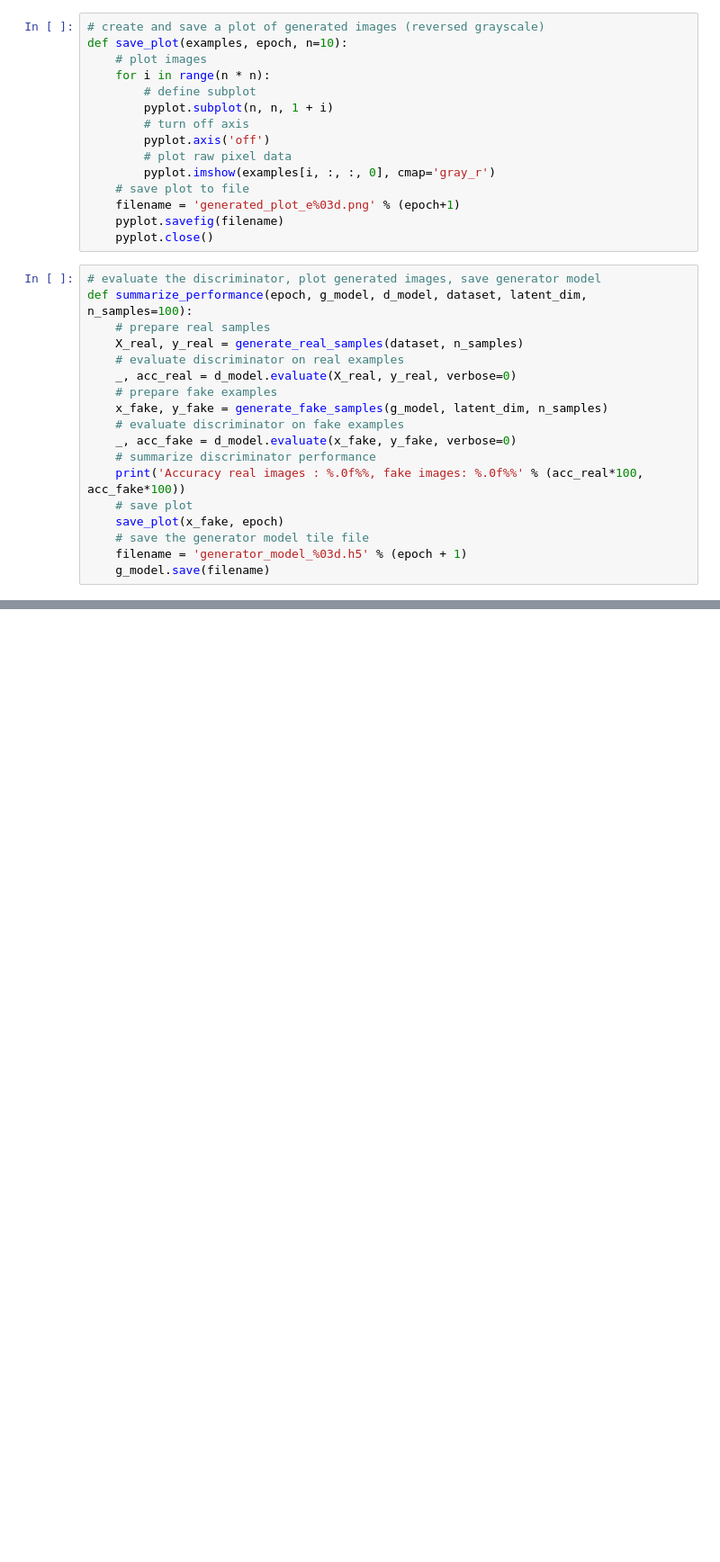
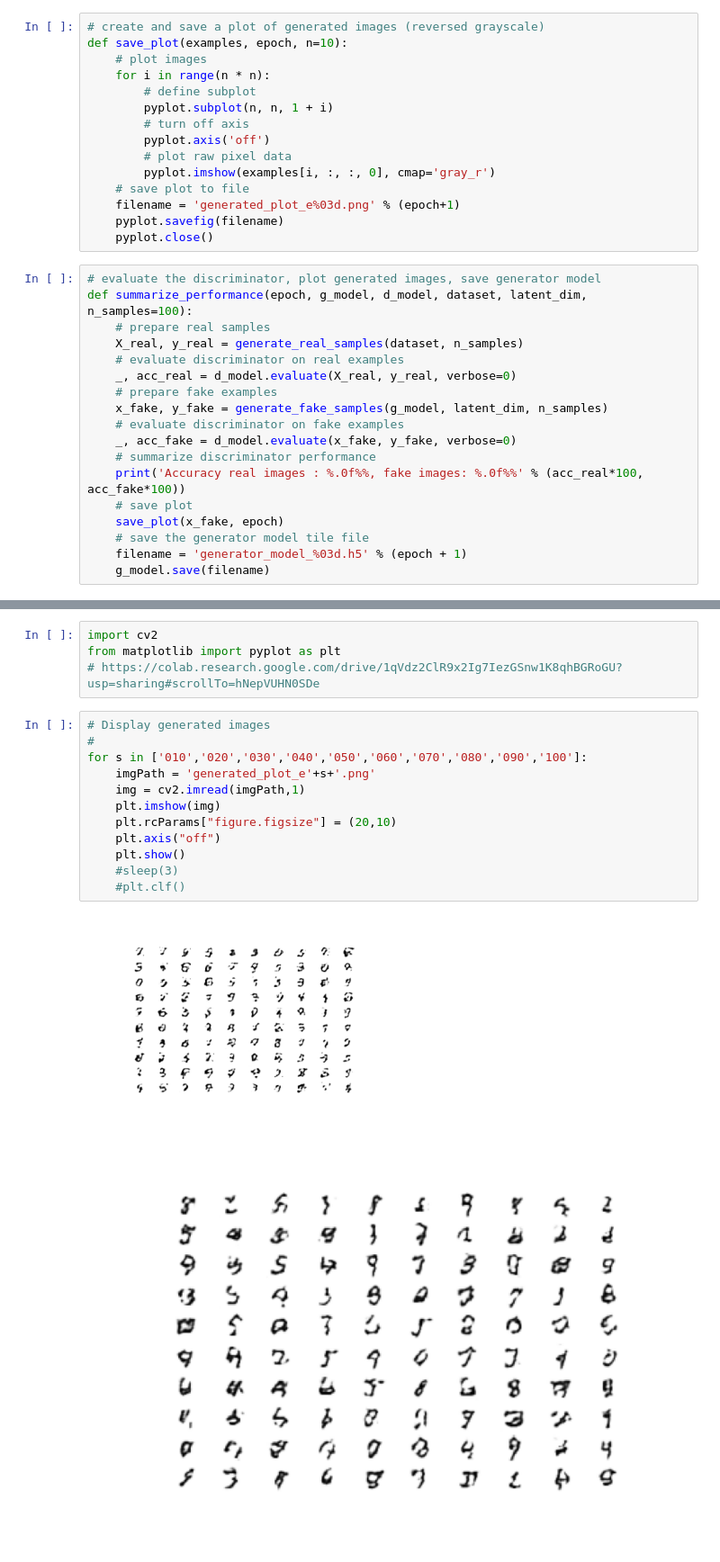
Before and after one commit to Praxis-QR/DeepLearning, a Jupyter notebook: AI_DL_Chapter_8_GAN.ipynb, the cells around one changed output, grey strips where cells are left out. Shown at 90% size. Cells and saved outputs as stored; diff of their text form; blank space fills up the shorter version.

```diff
--- a/AI_DL_Chapter_8_GAN.ipynb
+++ b/AI_DL_Chapter_8_GAN.ipynb
@@ -215,0 +279,19 @@ Wall time: 3min 11s
+# %%
+import cv2
+from matplotlib import pyplot as plt
+# https://colab.research.google.com/drive/1qVdz2ClR9x2Ig7IezGSnw1K8qhBGRoGU?usp=sharing#scrollTo=hNepVUHN0SDe
+# %%
+# Display generated images
+#
+for s in ['010','020','030','040','050','060','070','080','090','100']:
+    imgPath = 'generated_plot_e'+s+'.png'
+    img = cv2.imread(imgPath,1)
+    plt.imshow(img)
+    plt.rcParams["figure.figsize"] = (20,10)
+    plt.axis("off")
+    plt.show()
+    #sleep(3)
+    #plt.clf()
+# %% [output]
+[figure, added]
+[figure, added]
```
Also changed, not shown: parts of 10 cells of this notebook.
